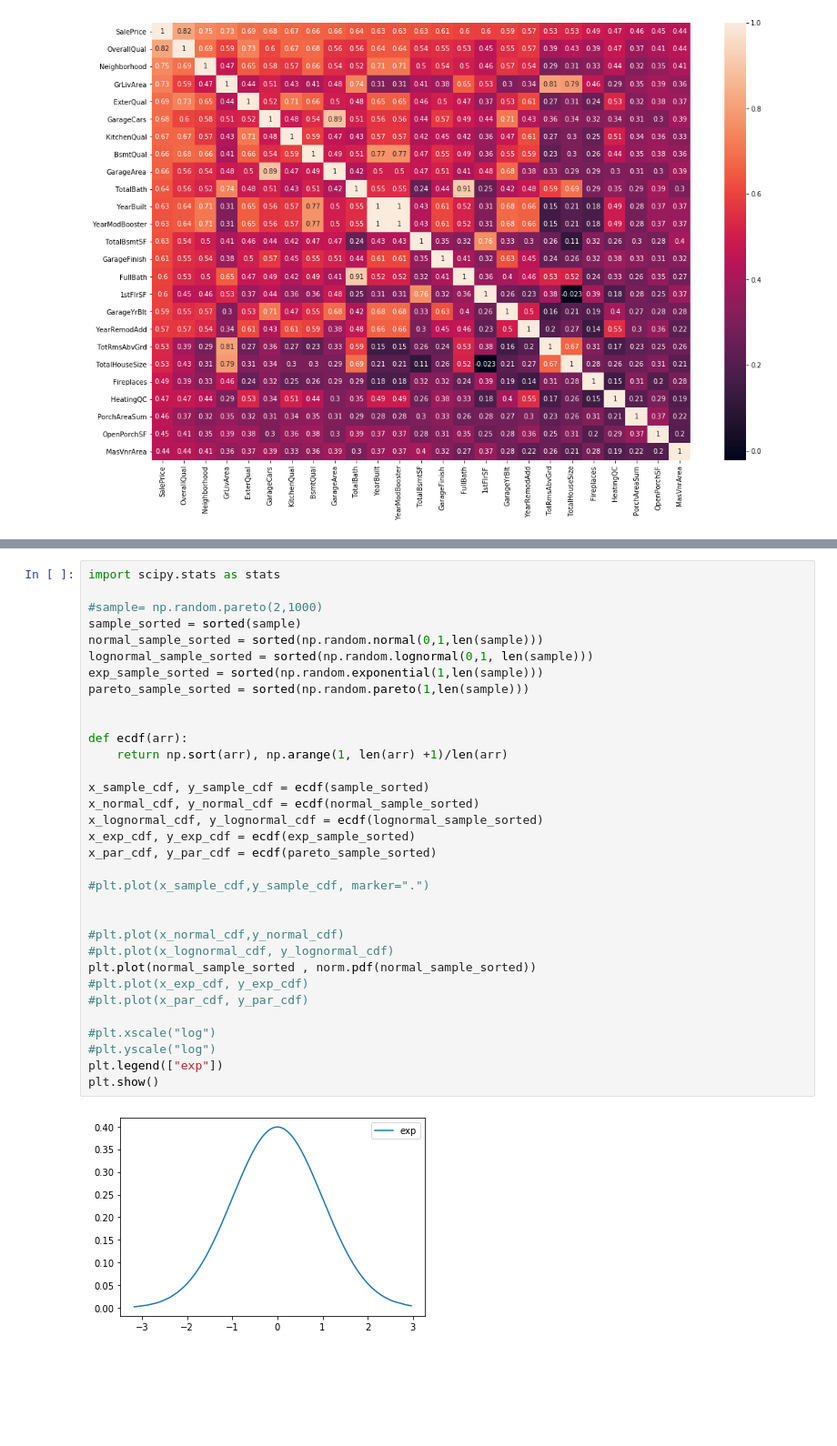
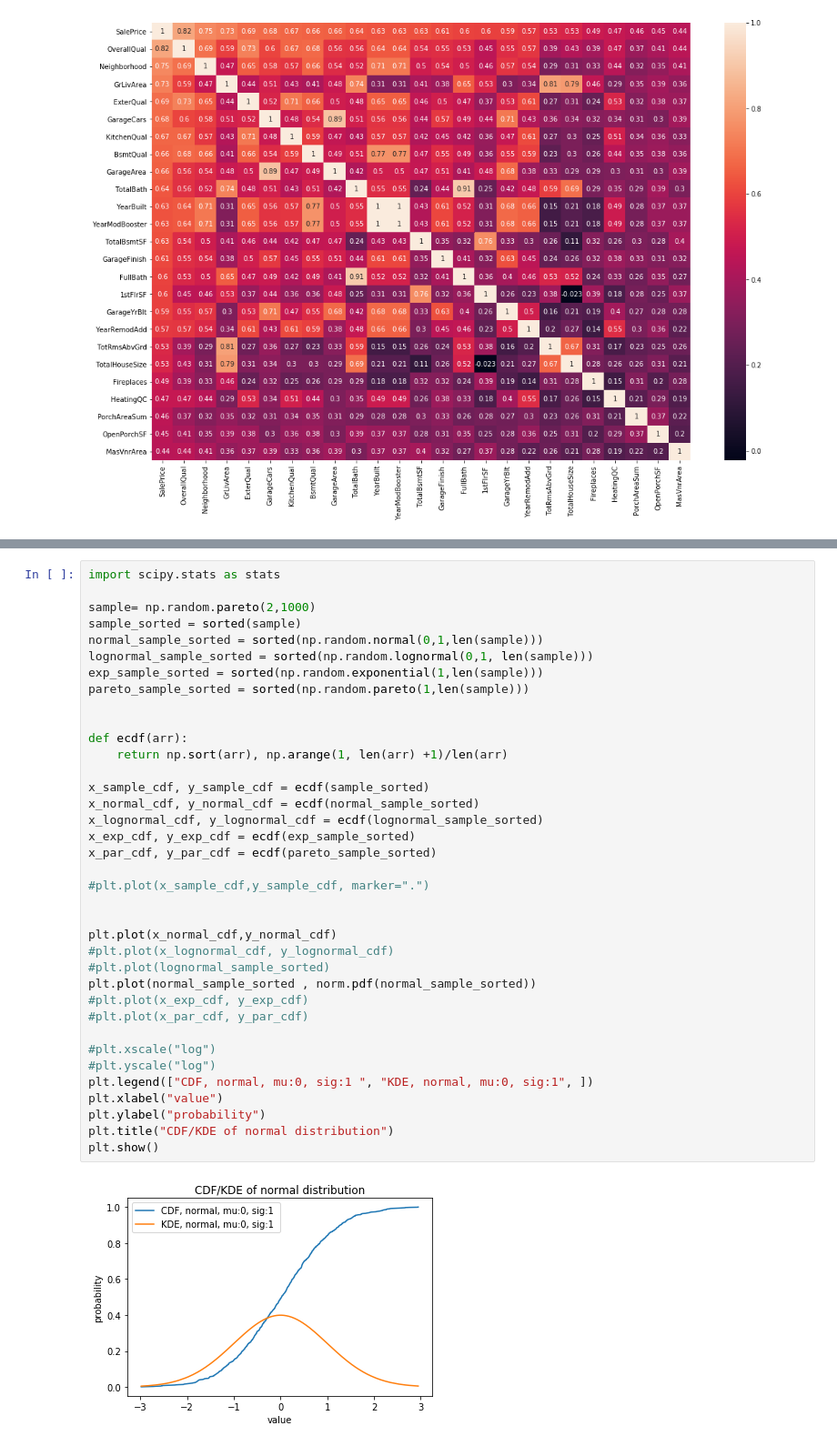
Before and after one commit to strambb/HousePrices_v1, a Jupyter notebook: Preprocessing/Preprocessing.ipynb, the cells around one changed output, grey strips where cells are left out. Shown at 91% size. Cells and saved outputs as stored; diff of their text form; blank space fills up the shorter version.

```diff
--- a/Preprocessing/Preprocessing.ipynb
+++ b/Preprocessing/Preprocessing.ipynb
@@ -265,35 +269,39 @@ plt.plot(np.sort(norm.cdf(np.random.normal(X["logSalePrice"].mean(), X["logSaleP
 # %%
 import scipy.stats as stats
 
-#sample= np.random.pareto(2,1000)
+sample= np.random.pareto(2,1000)
 sample_sorted = sorted(sample)
 normal_sample_sorted = sorted(np.random.normal(0,1,len(sample)))
 lognormal_sample_sorted = sorted(np.random.lognormal(0,1, len(sample)))
 exp_sample_sorted = sorted(np.random.exponential(1,len(sample)))
 pareto_sample_sorted = sorted(np.random.pareto(1,len(sample)))
 
 
 def ecdf(arr):
     return np.sort(arr), np.arange(1, len(arr) +1)/len(arr)
 
 x_sample_cdf, y_sample_cdf = ecdf(sample_sorted)
 x_normal_cdf, y_normal_cdf = ecdf(normal_sample_sorted)
 x_lognormal_cdf, y_lognormal_cdf = ecdf(lognormal_sample_sorted)
 x_exp_cdf, y_exp_cdf = ecdf(exp_sample_sorted)
 x_par_cdf, y_par_cdf = ecdf(pareto_sample_sorted)
 
 #plt.plot(x_sample_cdf,y_sample_cdf, marker=".")
 
 
-#plt.plot(x_normal_cdf,y_normal_cdf)
+plt.plot(x_normal_cdf,y_normal_cdf)
 #plt.plot(x_lognormal_cdf, y_lognormal_cdf)
+#plt.plot(lognormal_sample_sorted)
 plt.plot(normal_sample_sorted , norm.pdf(normal_sample_sorted))
 #plt.plot(x_exp_cdf, y_exp_cdf)
 #plt.plot(x_par_cdf, y_par_cdf)
 
 #plt.xscale("log")
 #plt.yscale("log")
-plt.legend(["exp"])
+plt.legend(["CDF, normal, mu:0, sig:1 ", "KDE, normal, mu:0, sig:1", ])
+plt.xlabel("value")
+plt.ylabel("probability")
+plt.title("CDF/KDE of normal distribution")
 plt.show()
 # %% [output]
-[figure, old version]
+[figure, new version]
```
Also changed, not shown: parts of 2 cells of this notebook.
